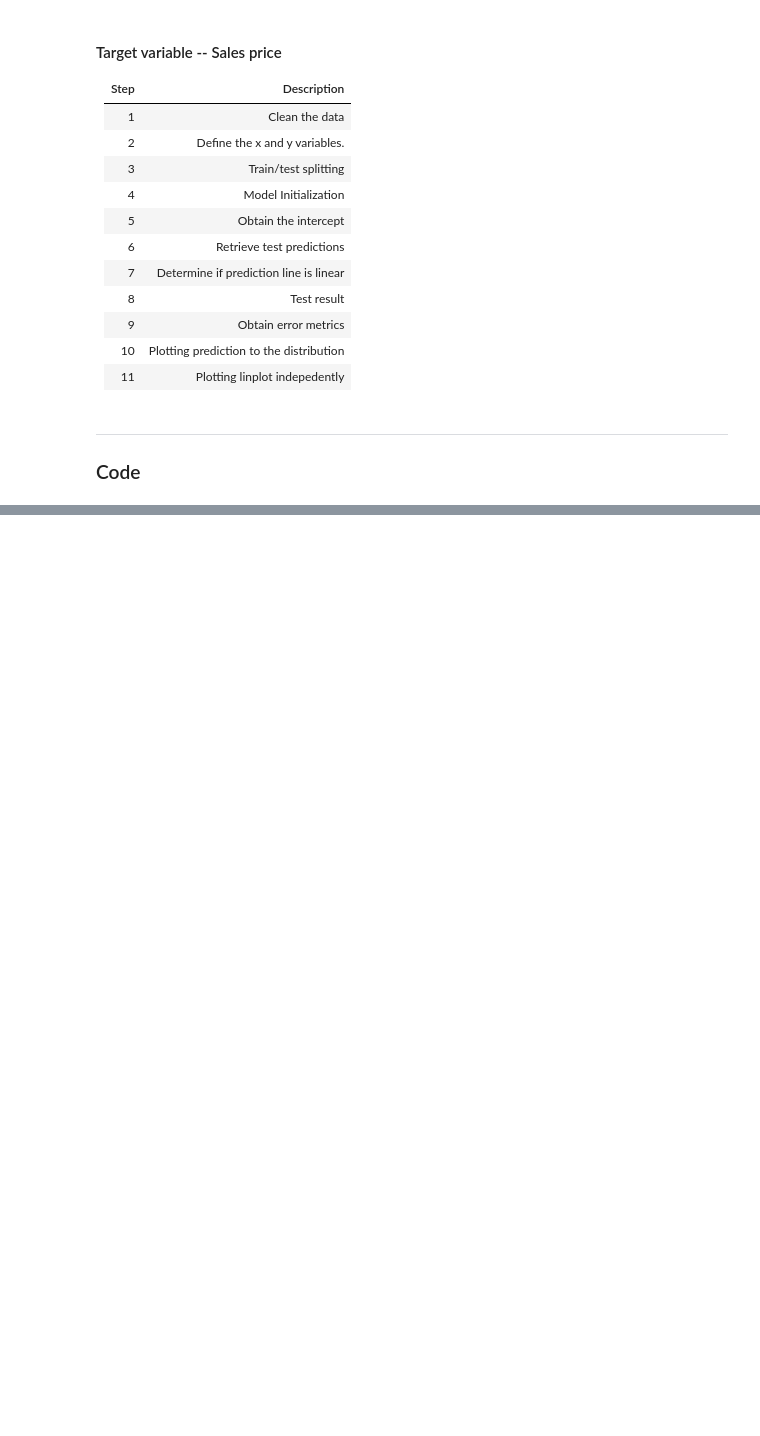
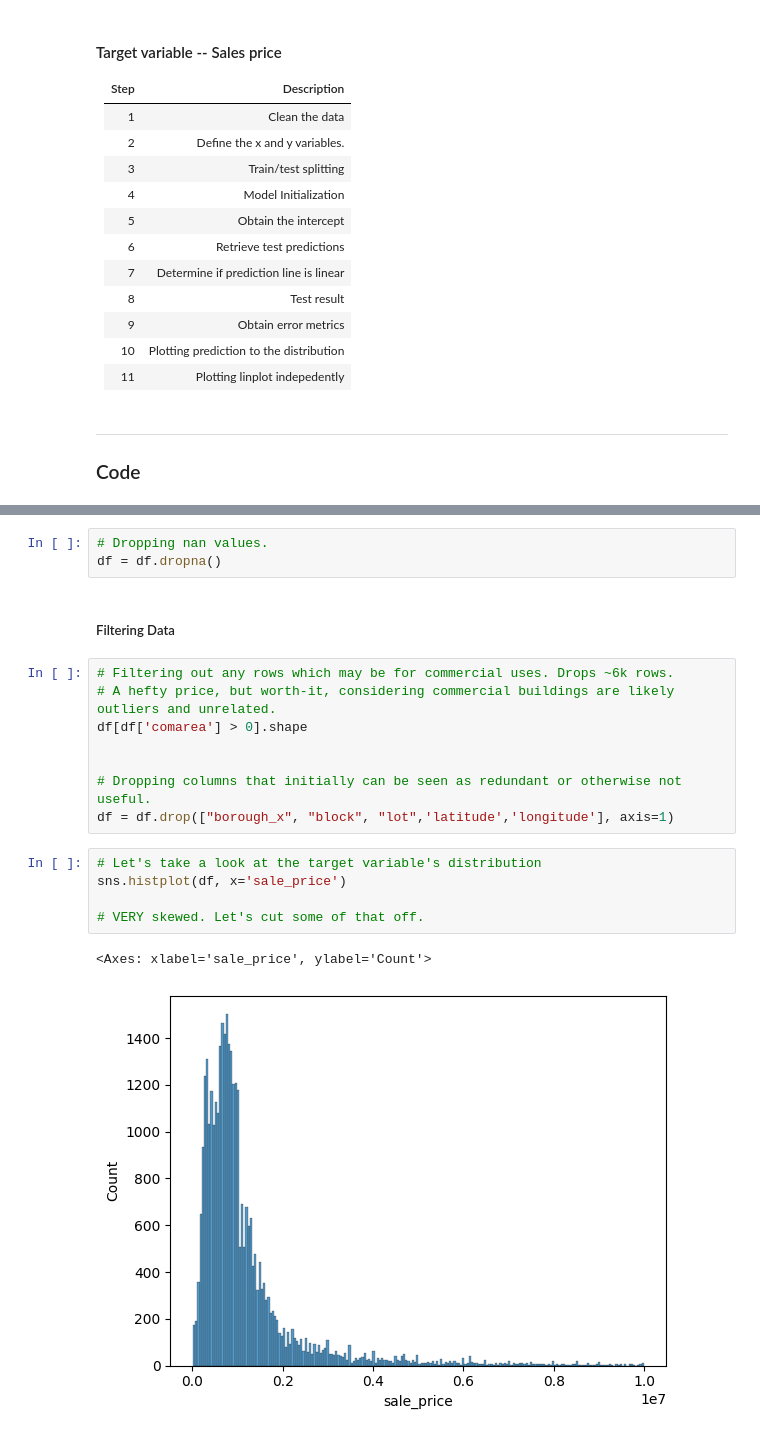
Before and after one commit to jehuhta/Intro_ML, a Jupyter notebook: ex1_project.ipynb, the cells around one changed output, grey strips where cells are left out. Saved outputs shown, nothing was run; the diff lists cells and outputs as text; blank space fills up the shorter version.

Commit message:
Initial draft of ex1_project.ipynb is finished

```diff
--- a/ex1_project.ipynb
+++ b/ex1_project.ipynb
@@ -45,0 +93,21 @@ df.head(3)
+# %%
+# Dropping nan values.
+df = df.dropna()
+# %% [markdown]
+##### Filtering Data
+# %%
+# Filtering out any rows which may be for commercial uses. Drops ~6k rows.
+# A hefty price, but worth-it, considering commercial buildings are likely outliers and unrelated.
+df[df['comarea'] > 0].shape
+
+
+# Dropping columns that initially can be seen as redundant or otherwise not useful.
+df = df.drop(["borough_x", "block", "lot",'latitude','longitude'], axis=1)
+# %%
+# Let's take a look at the target variable's distribution
+sns.histplot(df, x='sale_price')
+
+# VERY skewed. Let's cut some of that off.
+# %% [output]
+<Axes: xlabel='sale_price', ylabel='Count'>
+[figure, added]
```
Also changed, not shown: parts of 26 cells of this notebook, 1 other file.
